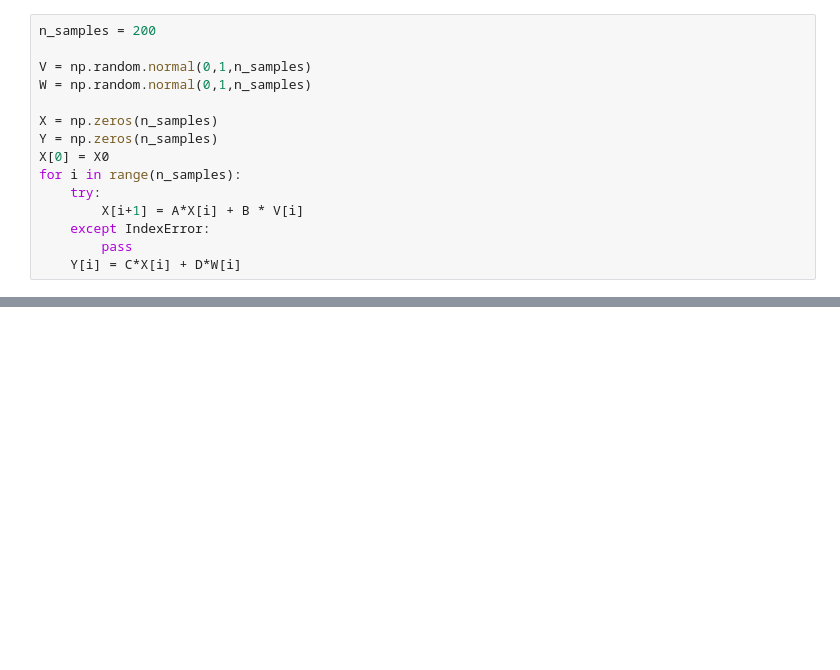
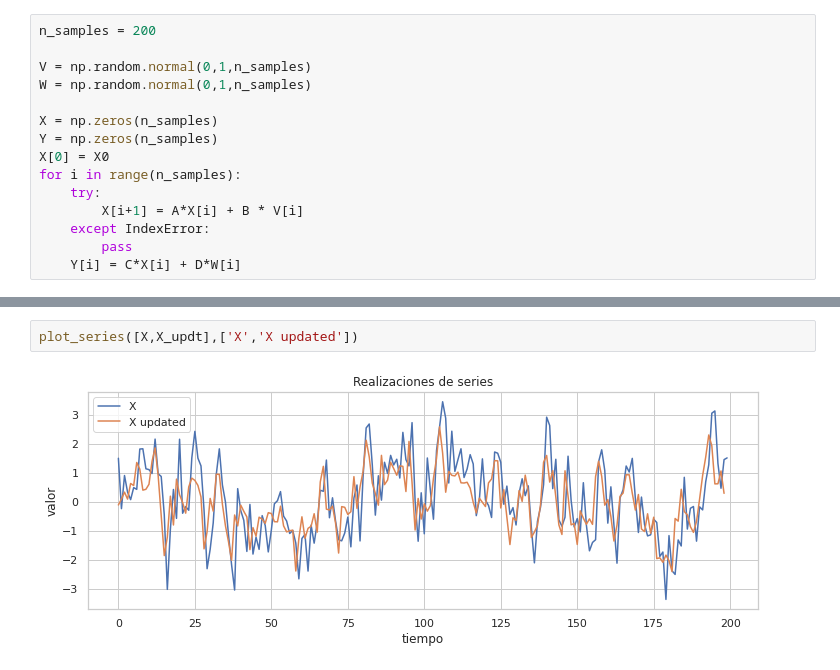
Before and after one commit to camilocarvajalreyes/tareas-MDS7204, a Jupyter notebook: unidad_1/tarea_1/tarea_1_filtro_kalman.ipynb, the cells around one changed output, grey strips where cells are left out. Saved outputs shown, nothing was run; the diff lists cells and outputs as text; blank space fills up the shorter version.

```diff
--- a/unidad_1/tarea_1/tarea_1_filtro_kalman.ipynb
+++ b/unidad_1/tarea_1/tarea_1_filtro_kalman.ipynb
@@ -120,0 +165,4 @@ class KalmanFilter1D:
+# %%
+plot_series([X,X_updt],['X','X updated'])
+# %% [output]
+[figure, added]
```
Also changed, not shown: parts of 13 cells of this notebook.
